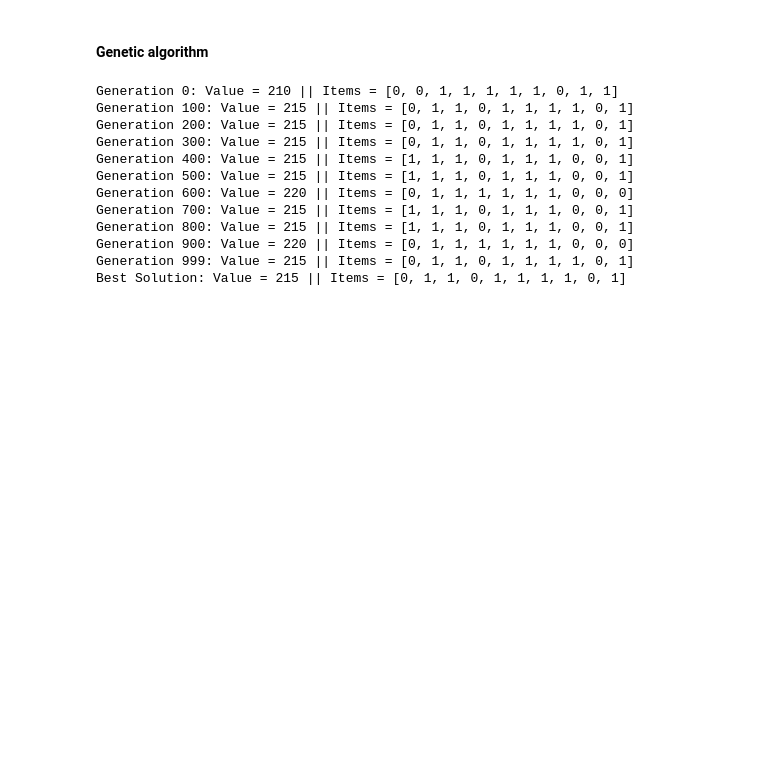
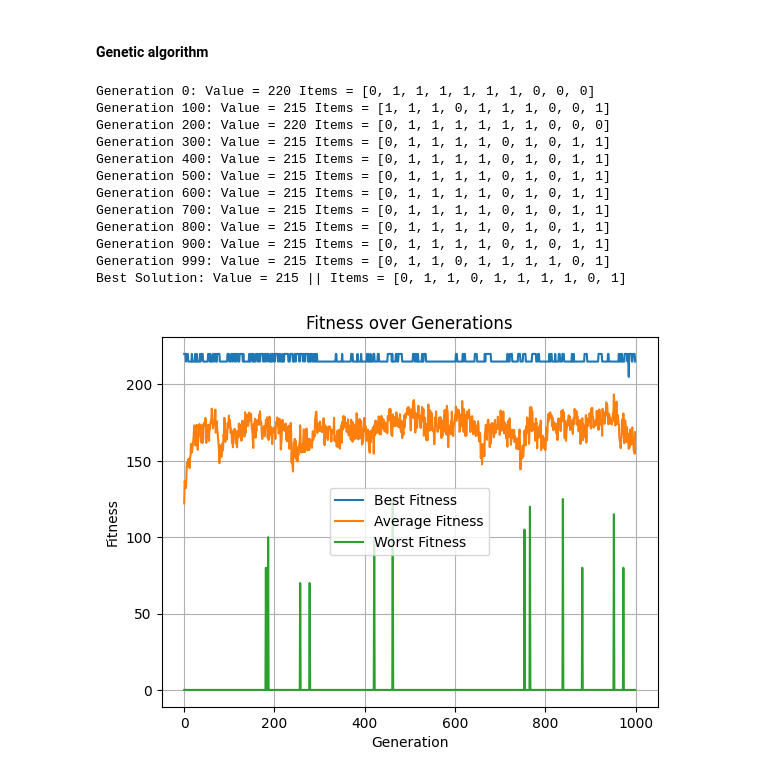
Before and after one commit to nilooy5/Solving-Knapsack-Problem-with-Genetic-Algorithm, a Jupyter notebook: assignment_2.ipynb, the cells around one changed output. Cells and saved outputs as stored; diff of their text form; code cells hidden in the pictures; blank space fills up the shorter version.

Commit message:
`assignment_2.ipynb` modified to show the plots

```diff
--- a/assignment_2.ipynb
+++ b/assignment_2.ipynb
@@ -76,31 +77,59 @@ def selection(population):
 def genetic_algorithm():
     # Initialize population
     population = [[random.randint(0, 1) for _ in range(10)] for _ in range(POP_SIZE)]
+
+    # Lists to store fitness data
+    best_fitnesses = []
+    avg_fitnesses = []
+    worst_fitnesses = []
 
     for generation in range(MAX_GENERATIONS):
         population = selection(population)
         for i in range(POP_SIZE):
             population[i] = mutate(population[i])
 
-        # Find the best solution of this generation
+        # Collect fitness data
+        best_fitnesses.append(max([fitness(ind) for ind in population]))
+        avg_fitnesses.append(sum([fitness(ind) for ind in population]) / POP_SIZE)
+        worst_fitnesses.append(min([fitness(ind) for ind in population]))
+
+        # Print best solution of this generation (optional)
         best_chromosome = max(population, key=fitness)
-        if generation % 100 == 0 or generation == MAX_GENERATIONS-1:
-            print(f"Generation {generation}: Value = {fitness(best_chromosome)} || Items = {best_chromosome}")
+        if generation % 100 == 0 or generation == MAX_GENERATIONS - 1:
+            print(f"Generation {generation}: Value = {fitness(best_chromosome)} Items = {best_chromosome}")
 
-    return max(population, key=fitness)
+    all_fitness_data = {
+        "best_fitnesses": best_fitnesses,
+        "avg_fitnesses": avg_fitnesses,
+        "worst_fitnesses": worst_fitnesses
+    }
+    return max(population, key=fitness), all_fitness_data
 # %%
-best_solution = genetic_algorithm()
+best_solution, all_fitness_data = genetic_algorithm()
 print(f"Best Solution: Value = {fitness(best_solution)} || Items = {best_solution}")
 # %% [output]
-Generation 0: Value = 210 || Items = [0, 0, 1, 1, 1, 1, 1, 0, 1, 1]
-Generation 100: Value = 215 || Items = [0, 1, 1, 0, 1, 1, 1, 1, 0, 1]
-Generation 200: Value = 215 || Items = [0, 1, 1, 0, 1, 1, 1, 1, 0, 1]
-Generation 300: Value = 215 || Items = [0, 1, 1, 0, 1, 1, 1, 1, 0, 1]
-Generation 400: Value = 215 || Items = [1, 1, 1, 0, 1, 1, 1, 0, 0, 1]
-Generation 500: Value = 215 || Items = [1, 1, 1, 0, 1, 1, 1, 0, 0, 1]
-Generation 600: Value = 220 || Items = [0, 1, 1, 1, 1, 1, 1, 0, 0, 0]
-Generation 700: Value = 215 || Items = [1, 1, 1, 0, 1, 1, 1, 0, 0, 1]
-Generation 800: Value = 215 || Items = [1, 1, 1, 0, 1, 1, 1, 0, 0, 1]
-Generation 900: Value = 220 || Items = [0, 1, 1, 1, 1, 1, 1, 0, 0, 0]
-Generation 999: Value = 215 || Items = [0, 1, 1, 0, 1, 1, 1, 1, 0, 1]
+Generation 0: Value = 220 Items = [0, 1, 1, 1, 1, 1, 1, 0, 0, 0]
+Generation 100: Value = 215 Items = [1, 1, 1, 0, 1, 1, 1, 0, 0, 1]
+Generation 200: Value = 220 Items = [0, 1, 1, 1, 1, 1, 1, 0, 0, 0]
+Generation 300: Value = 215 Items = [0, 1, 1, 1, 1, 0, 1, 0, 1, 1]
+Generation 400: Value = 215 Items = [0, 1, 1, 1, 1, 0, 1, 0, 1, 1]
+Generation 500: Value = 215 Items = [0, 1, 1, 1, 1, 0, 1, 0, 1, 1]
+Generation 600: Value = 215 Items = [0, 1, 1, 1, 1, 0, 1, 0, 1, 1]
+Generation 700: Value = 215 Items = [0, 1, 1, 1, 1, 0, 1, 0, 1, 1]
+Generation 800: Value = 215 Items = [0, 1, 1, 1, 1, 0, 1, 0, 1, 1]
+Generation 900: Value = 215 Items = [0, 1, 1, 1, 1, 0, 1, 0, 1, 1]
+Generation 999: Value = 215 Items = [0, 1, 1, 0, 1, 1, 1, 1, 0, 1]
 Best Solution: Value = 215 || Items = [0, 1, 1, 0, 1, 1, 1, 1, 0, 1]
+# %%
+# Plotting fitness data
+plt.plot(all_fitness_data["best_fitnesses"], label='Best Fitness')
+plt.plot(all_fitness_data["avg_fitnesses"], label='Average Fitness')
+plt.plot(all_fitness_data["worst_fitnesses"], label='Worst Fitness')
+plt.xlabel('Generation')
+plt.ylabel('Fitness')
+plt.title('Fitness over Generations')
+plt.legend()
+plt.grid(True)
+plt.show()
+# %% [output]
+[figure, added]
```
Also changed, not shown: parts of 1 cell of this notebook.
